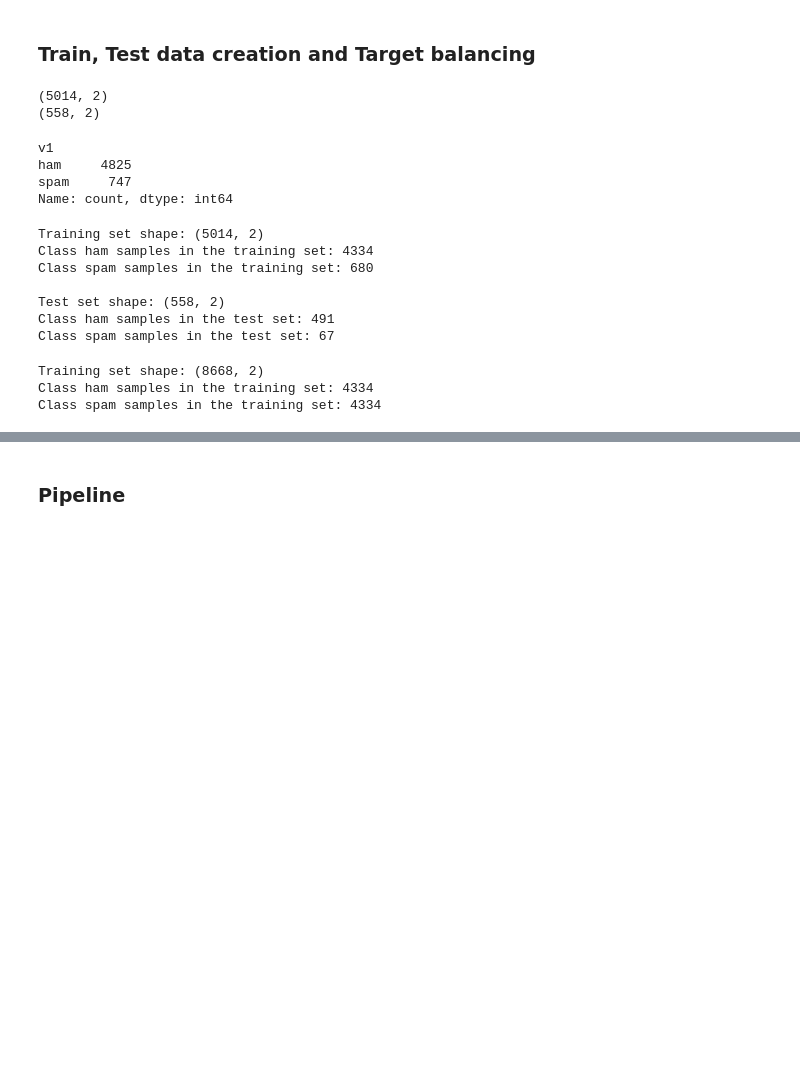
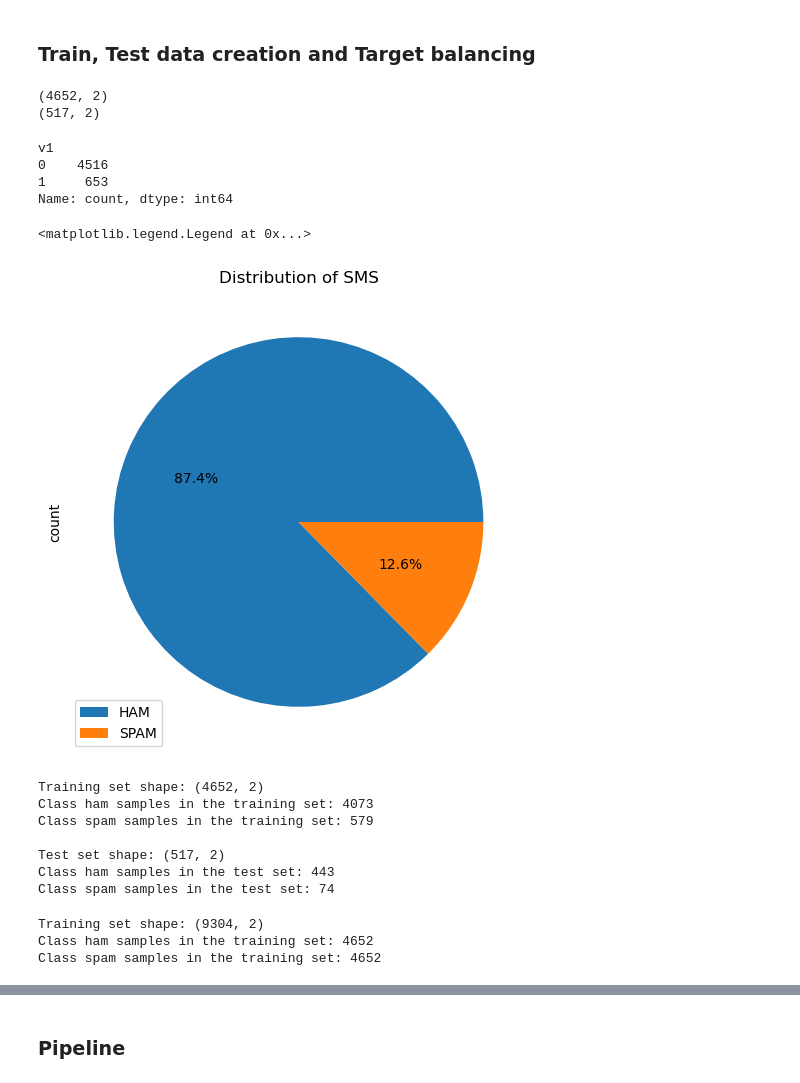
Before and after one commit to Priyanka-2607/SMS_Classification_NLP, a Jupyter notebook: NLP_Project.ipynb, the cells around one changed output, grey strips where cells are left out. Cells and saved outputs as stored; diff of their text form; code cells hidden in the pictures; blank space fills up the shorter version.

```diff
--- a/NLP_Project.ipynb
+++ b/NLP_Project.ipynb
@@ -44,3 +50,5 @@ model_target = 'v1'
+# %%
+updated_df['v1'].replace({"ham": 0, "spam": 1}, inplace=True)
 # %%
 updated_df.info()
 # %% [output]
@@ -61,0 +74,2 @@ dtype: int64
+# %%
+updated_df= updated_df.drop_duplicates()
@@ -73,11 +97,19 @@ print(stop_words)
 import re, string
 import nltk
 from nltk.stem import SnowballStemmer
+from bs4 import BeautifulSoup
 
 stemmer = SnowballStemmer('english')
 
 def preProcessText(text):
-    # fill in here
+    # Remove HTML tags
+    text = BeautifulSoup(text, 'html.parser').get_text()
+
+    # Remove special characters and digits
+    text = re.sub(r"[^a-zA-Z]", " ", text)
+
+    # Remove punctuation
+    text = text.translate(str.maketrans("", "", string.punctuation))
 
     #lowercase and strip white space
     text = text.lower().strip()
@@ -115,33 +147,42 @@ train_data, test_data = train_test_split(updated_df, test_size=0.1, shuffle=True
 print(train_data.shape)
 print(test_data.shape)
 # %% [output]
-(5014, 2)
-(558, 2)
+(4652, 2)
+(517, 2)
 # %%
 updated_df[model_target].value_counts()
 # %% [output]
 v1
-ham     4825
-spam     747
+0    4516
+1     653
 Name: count, dtype: int64
+# %%
+import matplotlib.pyplot as plt
+%matplotlib inline
+updated_df[model_target].value_counts().plot.pie(figsize=(6,6),title="Distribution of SMS",labels=['',''],autopct='%1.1f%%')
+labels=["HAM","SPAM"]
+plt.legend(labels,loc=3)
+# %% [output]
+<matplotlib.legend.Legend at 0x...>
+[figure, added]
 # %%
 print('Training set shape:', train_data.shape)
 
-print('Class ham samples in the training set:', sum(train_data[model_target] == 'ham'))
-print('Class spam samples in the training set:', sum(train_data[model_target] == 'spam'))
+print('Class ham samples in the training set:', sum(train_data[model_target] == 0))
+print('Class spam samples in the training set:', sum(train_data[model_target] == 1))
 
 print('')
 
 print('Test set shape:', test_data.shape)
 
-print('Class ham samples in the test set:', sum(test_data[model_target] == 'ham'))
-print('Class spam samples in the test set:', sum(test_data[model_target] == 'spam'))
+print('Class ham samples in the test set:', sum(test_data[model_target] == 0))
+print('Class spam samples in the test set:', sum(test_data[model_target] == 1))
 # %% [output]
-Training set shape: (5014, 2)
-Class ham samples in the training set: 4334
-Class spam samples in the training set: 680
+Training set shape: (4652, 2)
+Class ham samples in the training set: 4073
+Class spam samples in the training set: 579
 
-Test set shape: (558, 2)
-Class ham samples in the test set: 491
-Class spam samples in the test set: 67
+Test set shape: (517, 2)
+Class ham samples in the test set: 443
+Class spam samples in the test set: 74
 # %%
@@ -159,11 +200,11 @@ train_data = shuffle(train_data)
 # %%
 print('Training set shape:', train_data.shape)
 
-print('Class ham samples in the training set:', sum(train_data[model_target] == 'ham'))
-print('Class spam samples in the training set:', sum(train_data[model_target] == 'spam'))
+print('Class ham samples in the training set:', sum(train_data[model_target] == 0))
+print('Class spam samples in the training set:', sum(train_data[model_target] == 1))
 
 print('')
 # %% [output]
-Training set shape: (8668, 2)
-Class ham samples in the training set: 4334
-Class spam samples in the training set: 4334
+Training set shape: (9304, 2)
+Class ham samples in the training set: 4652
+Class spam samples in the training set: 4652
```
Also changed, not shown: parts of 25 cells of this notebook.
